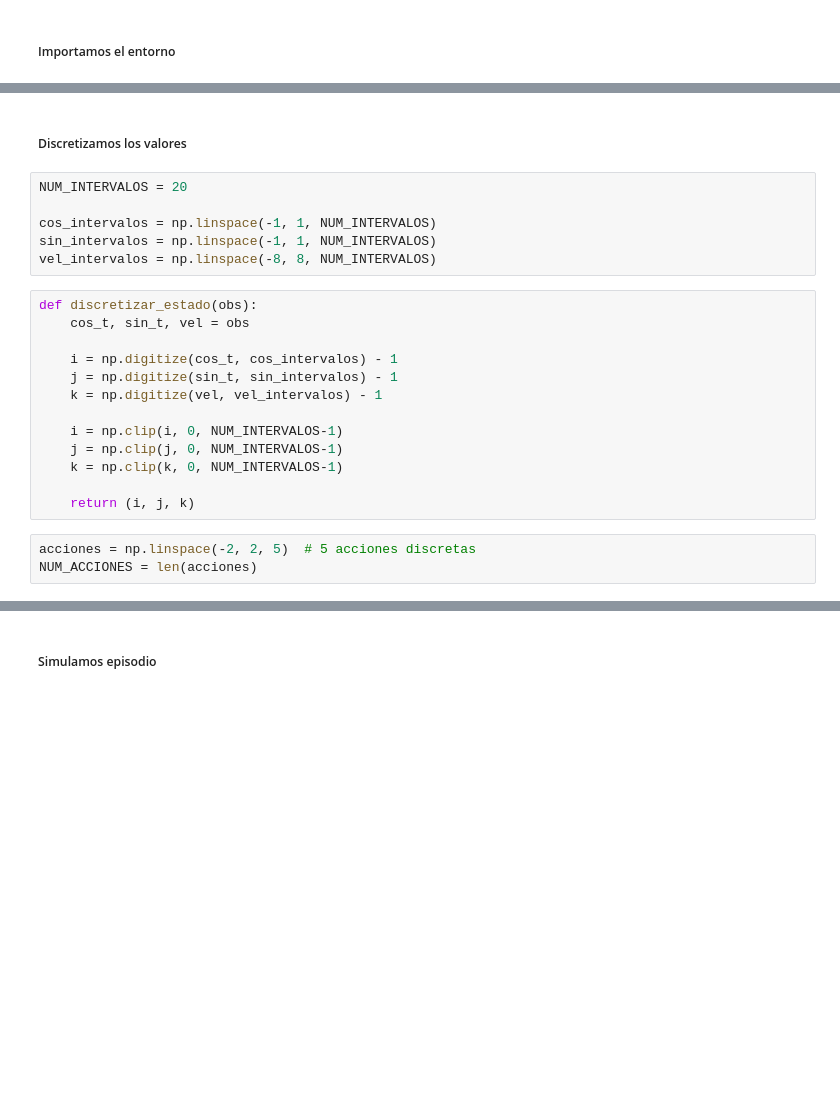
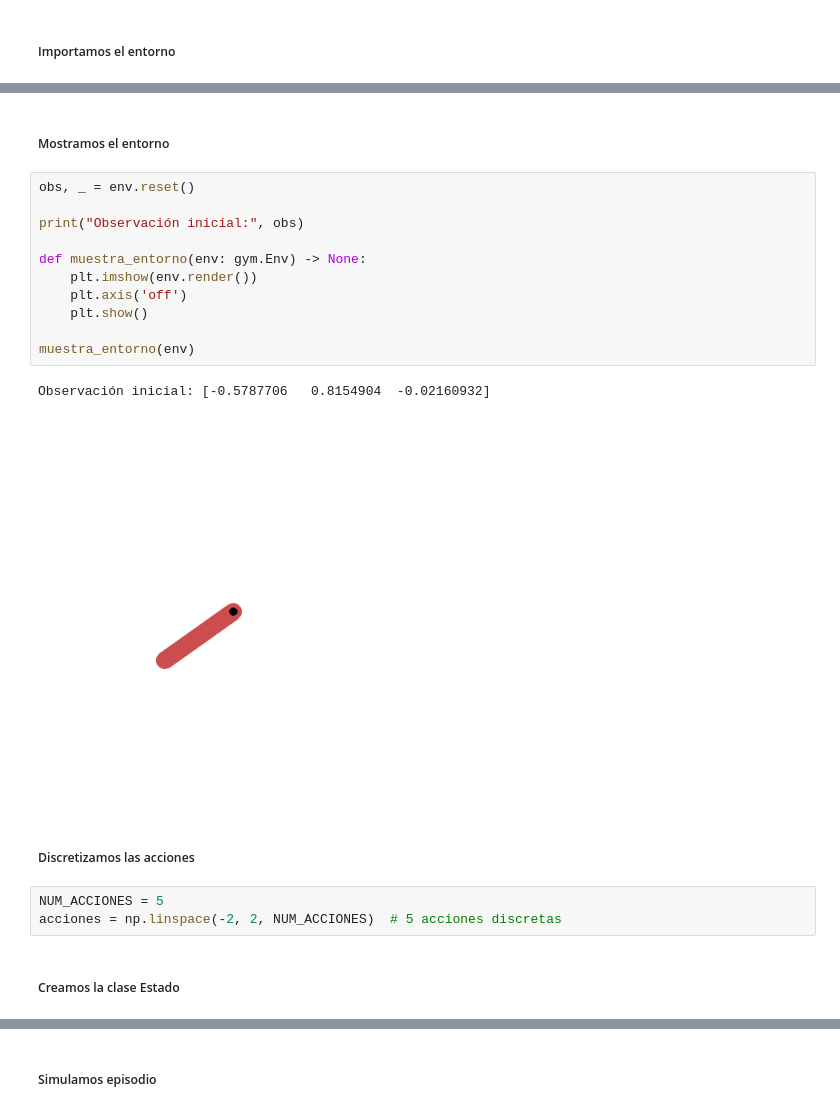
Before and after one commit to adriantinaquero/MAAAII_y_FPLN, a Jupyter notebook: MAAA II/PRÁCTICA 3/practica_3.ipynb, the cells around one changed output, grey strips where cells are left out. Drawn from its saved outputs; the diff is of its cells as text; blank space fills up the shorter version.

```diff
--- a/MAAA II/PRÁCTICA 3/practica_3.ipynb
+++ b/MAAA II/PRÁCTICA 3/practica_3.ipynb
@@ -8,26 +9,25 @@ import numpy as np
 
 env = gym.make("Pendulum-v1", render_mode="rgb_array", g=9.81)  # default g=10.0
-# %% [markdown]
-##### Discretizamos los valores
-# %%
-NUM_INTERVALOS = 20
-
-cos_intervalos = np.linspace(-1, 1, NUM_INTERVALOS)
-sin_intervalos = np.linspace(-1, 1, NUM_INTERVALOS)
-vel_intervalos = np.linspace(-8, 8, NUM_INTERVALOS)
-# %%
-def discretizar_estado(obs):
-    cos_t, sin_t, vel = obs
-
-    i = np.digitize(cos_t, cos_intervalos) - 1
-    j = np.digitize(sin_t, sin_intervalos) - 1
-    k = np.digitize(vel, vel_intervalos) - 1
-
-    i = np.clip(i, 0, NUM_INTERVALOS-1)
-    j = np.clip(j, 0, NUM_INTERVALOS-1)
-    k = np.clip(k, 0, NUM_INTERVALOS-1)
-
-    return (i, j, k)
-# %%
-acciones = np.linspace(-2, 2, 5)  # 5 acciones discretas
-NUM_ACCIONES = len(acciones)
+# %% [markdown]
+##### Mostramos el entorno
+# %%
+obs, _ = env.reset()
+
+print("Observación inicial:", obs)
+
+def muestra_entorno(env: gym.Env) -> None:
+    plt.imshow(env.render())
+    plt.axis('off')
+    plt.show()
+
+muestra_entorno(env)
+# %% [output]
+Observación inicial: [-0.5787706   0.8154904  -0.02160932]
+[figure, added]
+# %% [markdown]
+##### Discretizamos las acciones
+# %%
+NUM_ACCIONES = 5
+acciones = np.linspace(-2, 2, NUM_ACCIONES)  # 5 acciones discretas
+# %% [markdown]
+##### Creamos la clase Estado
```
Also changed, not shown: parts of 12 cells of this notebook.
